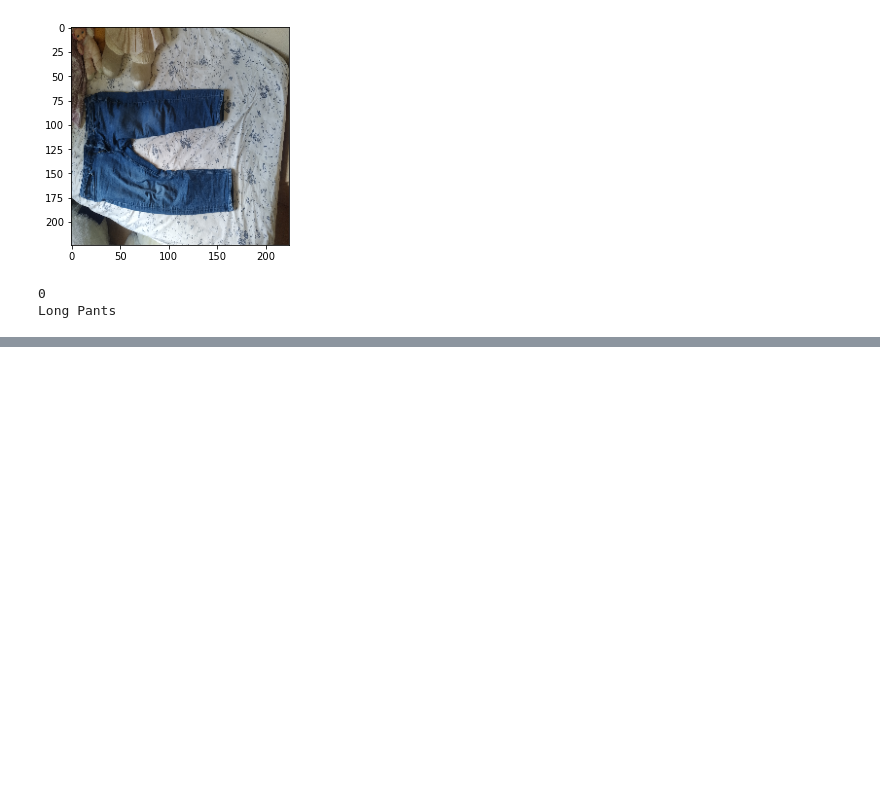
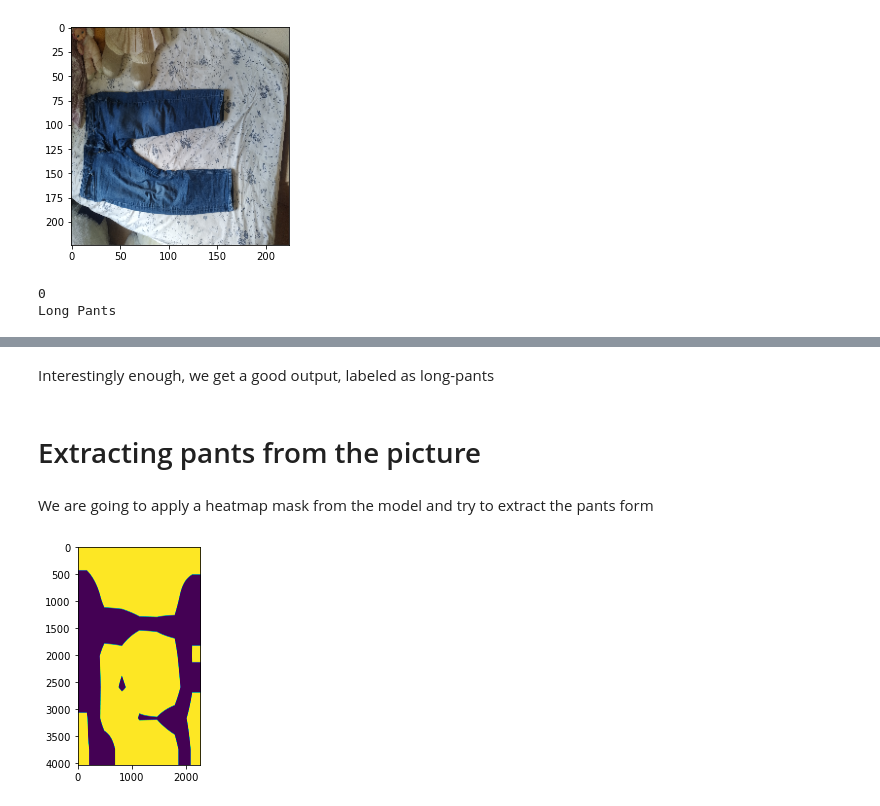
Before and after one commit to ensapra/TreballFinaldeGrau, a Jupyter notebook: ComputerVision/OptionA.ipynb, the cells around one changed output, grey strips where cells are left out. Drawn from its saved outputs; the diff is of its cells as text; code cells hidden in the pictures; blank space fills up the shorter version.

```diff
--- a/ComputerVision/OptionA.ipynb
+++ b/ComputerVision/OptionA.ipynb
@@ -68,4 +78,6 @@ def predict(img_name):
     output=np.argmax(prediction)
     print(output)
     return output
+# %%
+pictureRoute = r'GoodUp.jpg'
 # %%
@@ -87,0 +100,38 @@ if result == 0:
+# %% [markdown]
+Interestingly enough, we get a good output, labeled as long-pants
+# %% [markdown]
+# Extracting pants from the picture
+# %% [markdown]
+We are going to apply a heatmap mask from the model and try to extract the pants form
+# %%
+def maskExtraction(orig, model, intensity=0.5, res=224):
+    img = image.load_img(orig, target_size=(res, res))
+    x = image.img_to_array(img)
+    x = np.expand_dims(x, axis=0)
+    preds = model.predict(x)
+
+    with tf.GradientTape() as tape:
+        last_conv_layer = model.get_layer('conv5_block3_out')
+        iterate = models.Model([model.inputs], [model.output, last_conv_layer.output])
+        model_out, last_conv_layer = iterate(x)
+        class_out = model_out[:, np.argmax(model_out[0])]
+        grads = tape.gradient(class_out, last_conv_layer)
+        pooled_grads = K.mean(grads, axis=(0, 1, 2))
+
+    heatmap = tf.reduce_mean(tf.multiply(pooled_grads, last_conv_layer), axis=-1)
+    heatmap = np.maximum(heatmap, 0)
+    heatmap /= np.max(heatmap)
+    heatmap = heatmap.reshape((7, 7))
+    img = cv2.imread(orig)
+    heatmap = cv2.resize(heatmap, (img.shape[1], img.shape[0]))
+    heatmap = cv2.applyColorMap(np.uint8(255*heatmap), cv2.COLORMAP_JET)
+    return heatmap
+# %%
+heatmap = maskExtraction(pictureRoute, model)
+heatmap = cv2.cvtColor(heatmap, cv2.COLOR_BGR2GRAY)
+(thresh, blackAndWhiteImage) = cv2.threshold(heatmap, 0, 255, cv2.THRESH_OTSU)
+invertedMask = cv2.bitwise_not(blackAndWhiteImage)
+plt.imshow(invertedMask)
+newImage = cv2.bitwise_or(pant_img, pant_img, mask = invertedMask)
+# %% [output]
+[figure, added]
```
Also changed, not shown: parts of 5 cells of this notebook, 1 other file.
